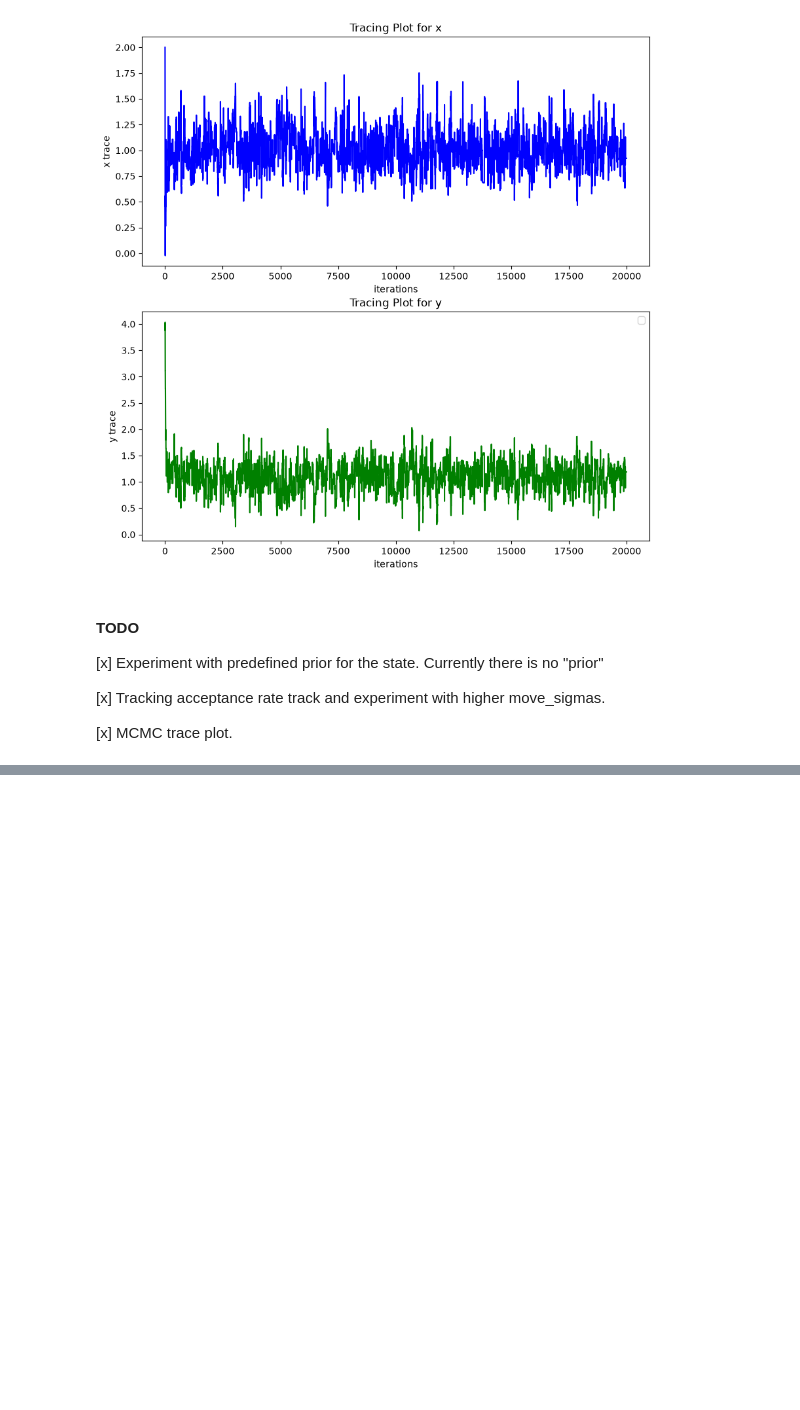
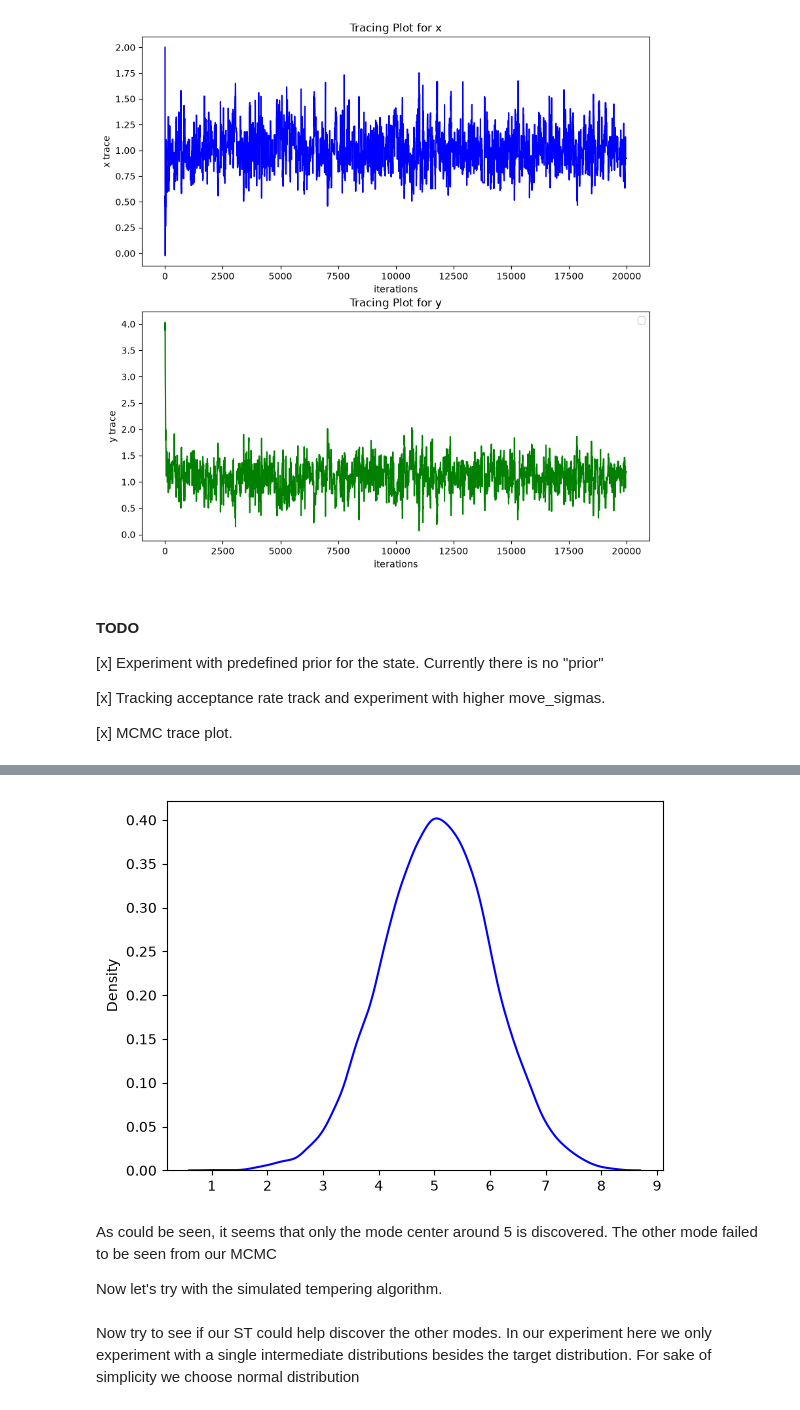
Before and after one commit to saobangmath/MiniProject-PhD-, a Jupyter notebook: MCMC/MCMC.ipynb, the cells around one changed output, grey strips where cells are left out. Drawn from its saved outputs; the diff is of its cells as text; code cells hidden in the pictures; blank space fills up the shorter version.

Commit message:
add simulated tempering impl + easy example

```diff
--- a/MCMC/MCMC.ipynb
+++ b/MCMC/MCMC.ipynb
@@ -199,0 +241,18 @@ plt.show()
+# %%
+def proposed_fn(z):
+    return z + np.random.normal() * 3
+
+z0, iters = 1, 20000
+tracker = AcceptanceTracker()
+z_list = mcmc(z0, pi_1_log_pdf, proposed_fn, iters, tracker)
+print("Acceptance rate: {}".format(tracker.get_acceptance_rate()))
+# %%
+fig, ax =  plt.subplots()
+sns.kdeplot(z_list, color = 'blue', ax = ax)
+plt.show()
+# %% [output]
+[figure, added]
+# %% [markdown]
+As could be seen, it seems that only the mode center around 5 is discovered. The other mode failed to be seen from our MCMC
+
+Now let's try with the simulated tempering algorithm.
@@ -199,0 +299,4 @@ plt.show()
+# %% [markdown]
+Now try to see if our ST could help discover the other modes.
+In our experiment here we only experiment with a single intermediate distributions besides the target distribution.
+For sake of simplicity we choose normal distribution
```
Also changed, not shown: parts of 7 cells of this notebook, 1 other file.
